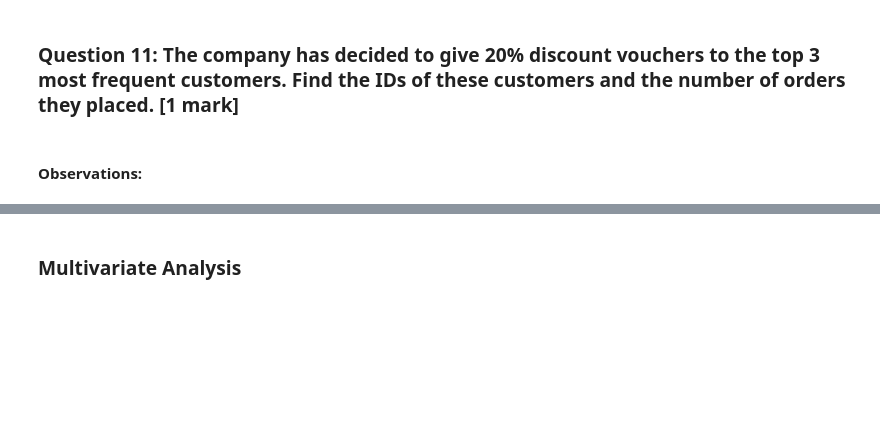
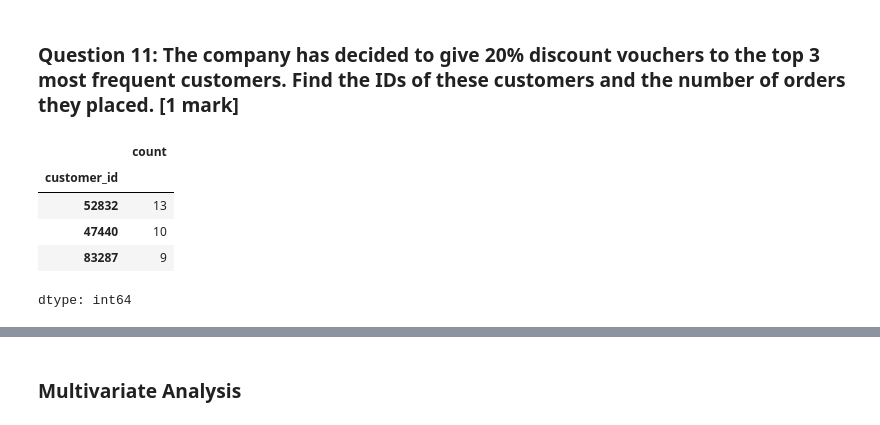
Before and after one commit to dfisher1212/MIT_PE_ADSP, a Jupyter notebook: FDS_Project_LearnerNotebook_FullCode.ipynb, the cells around one changed output, grey strips where cells are left out. Drawn from its saved outputs; the diff is of its cells as text; code cells hidden in the pictures; blank space fills up the shorter version.

```diff
--- a/FDS_Project_LearnerNotebook_FullCode.ipynb
+++ b/FDS_Project_LearnerNotebook_FullCode.ipynb
@@ -309,2 +307,10 @@ print(round(mean_delivery_time,1))
-# %% [markdown]
-#### Observations:
+# %%
+# Get the counts of each customer_id
+df['customer_id'].value_counts().head(3)
+# %% [output]
+|  | count |
+| customer_id |  |
+| 52832 | 13 |
+| 47440 | 10 |
+| 83287 | 9 |
+dtype: int64
```
Also changed, not shown: parts of 2 cells of this notebook.
